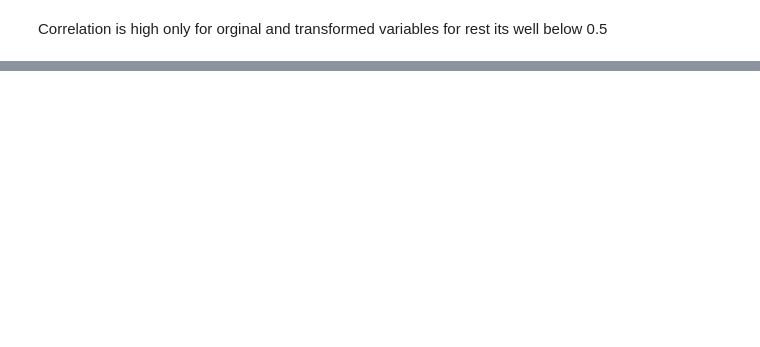
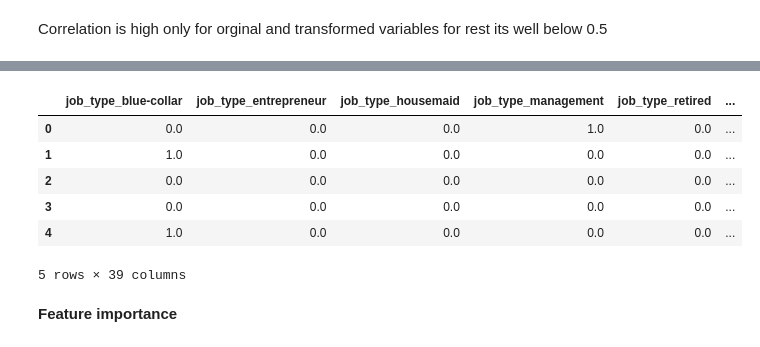
Before and after one commit to vicgpt/Campaign-Outcome-Prediction, a Jupyter notebook: eda/data_exploration.ipynb, the cells around one changed output, grey strips where cells are left out. Saved outputs shown, nothing was run; the diff lists cells and outputs as text; code cells hidden in the pictures; blank space fills up the shorter version.

```diff
--- a/eda/data_exploration.ipynb
+++ b/eda/data_exploration.ipynb
@@ -579,0 +601,7 @@ Feature -
+# %%
+cols_for_bivariate = ['customer_age', 'job_type', 'marital', 'education',  'default',
+       'housing_loan', 'personal_loan', 'communication_type',
+       'prev_campaign_outcome', 'prev_campaign_contact', 'balance_ind', 'log_balance',
+       'log_last_contact_duration', 'log_num_contacts_in_campaign',
+       'log_num_contacts_prev_campaign']
+y_col = 'term_deposit_subscribed'
@@ -579,0 +687,21 @@ Feature -
+# %%
+# cyclicity
+train_t['month'] = train['month'].map(lambda m: datetime.datetime.strptime(m, "%b")).dt.month
+train_t['month_sin'] = np.sin(2 * np.pi * train_t['month']/12)
+train_t['month_cos'] = np.cos(2 * np.pi * train_t['month']/12)
+
+train_t['day_of_month'] = train['day_of_month']
+train_t['day_of_month_sin'] = np.sin(2 * np.pi * train_t['day_of_month']/
+       train_t['month'].map(lambda m: monthrange(2019, m)[1]))
+train_t['day_of_month_cos'] = np.cos(2 * np.pi * train_t['day_of_month']/
+       train_t['month'].map(lambda m: monthrange(2019, m)[1]))
+
+test_t['month'] = test['month'].map(lambda m: datetime.datetime.strptime(m, "%b")).dt.month
+test_t['month_sin'] = np.sin(2 * np.pi * test_t['month']/12)
+test_t['month_cos'] = np.cos(2 * np.pi * test_t['month']/12)
+
+test_t['day_of_month'] = test['day_of_month']
+test_t['day_of_month_sin'] = np.sin(2 * np.pi * test_t['day_of_month']/
+       test_t['month'].map(lambda m: monthrange(2019, m)[1]))
+test_t['day_of_month_cos'] = np.cos(2 * np.pi * test_t['day_of_month']/
+       test_t['month'].map(lambda m: monthrange(2019, m)[1]))
@@ -579,0 +712,12 @@ Feature -
+# %%
+train_t.head()
+# %% [output]
+|  | job_type_blue-collar | job_type_entrepreneur | job_type_housemaid | job_type_management | job_type_retired | ... |
+| 0 | 0.0 | 0.0 | 0.0 | 1.0 | 0.0 | ... |
+| 1 | 1.0 | 0.0 | 0.0 | 0.0 | 0.0 | ... |
+| 2 | 0.0 | 0.0 | 0.0 | 0.0 | 0.0 | ... |
+| 3 | 0.0 | 0.0 | 0.0 | 0.0 | 0.0 | ... |
+| 4 | 1.0 | 0.0 | 0.0 | 0.0 | 0.0 | ... |
+5 rows × 39 columns
+# %% [markdown]
+**Feature importance**
```
Also changed, not shown: parts of 28 cells of this notebook, 2 other files.
